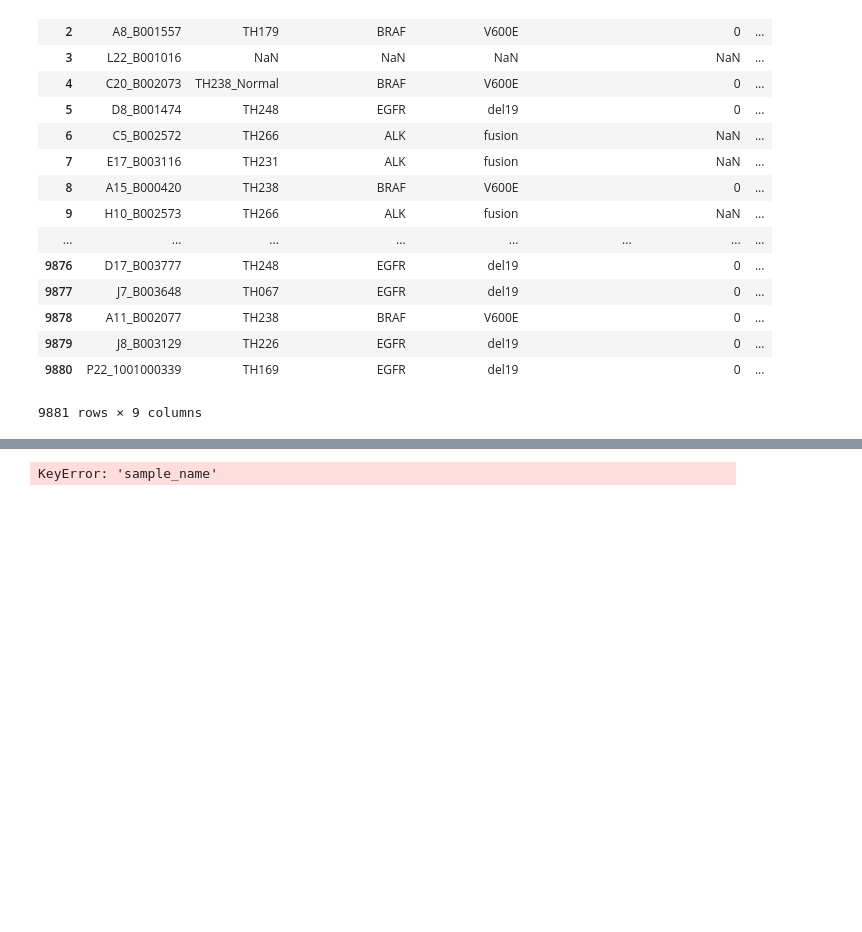
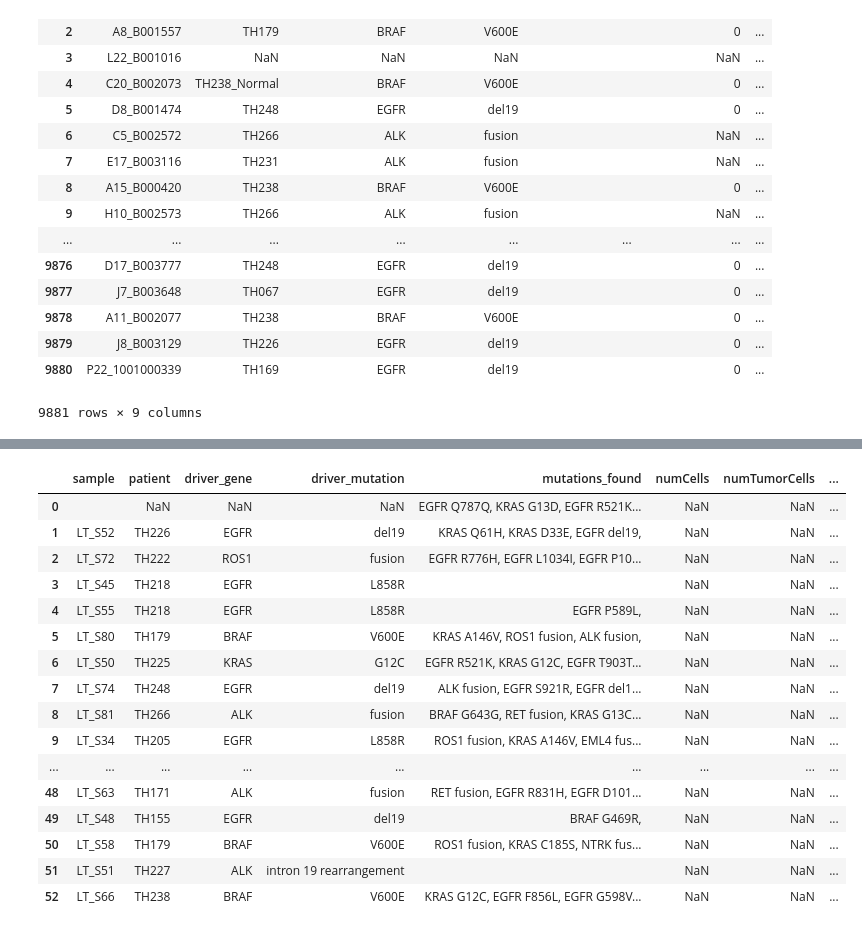
Before and after one commit to lincoln-harris/pyPackaging_scratch, a Jupyter notebook: generateSummaryTables.ipynb, the cells around one changed output, grey strips where cells are left out. Cells and saved outputs as stored; diff of their text form; code cells hidden in the pictures; blank space fills up the shorter version.

Commit message:
generateSummaryTables.ipynb WORKING!!

```diff
--- a/generateSummaryTables.ipynb
+++ b/generateSummaryTables.ipynb
@@ -550,9 +550,25 @@ validationTable_samples
 # %%
 # FILL IN MUTATIONS FOUND
-muts_dict = summarizeLib.validationTable_dict_muts(validationTable_samples)
+muts_dict = summarizeLib.validationTable_dict_muts(validationTable_samples, summaryTable_trimmed)
 validationTable_samples['mutations_found'] = muts_dict.values()
 validationTable_samples
 # %% [output]
-KeyError: 'sample_name'
+|  | sample | patient | driver_gene | driver_mutation | mutations_found | numCells | numTumorCells | ... |
+| 0 |  | NaN | NaN | NaN | EGFR Q787Q, KRAS G13D, EGFR R521K... | NaN | NaN | ... |
+| 1 | LT_S52 | TH226 | EGFR | del19 | KRAS Q61H, KRAS D33E, EGFR del19, | NaN | NaN | ... |
+| 2 | LT_S72 | TH222 | ROS1 | fusion | EGFR R776H, EGFR L1034I, EGFR P10... | NaN | NaN | ... |
+| 3 | LT_S45 | TH218 | EGFR | L858R |  | NaN | NaN | ... |
+| 4 | LT_S55 | TH218 | EGFR | L858R | EGFR P589L, | NaN | NaN | ... |
+| 5 | LT_S80 | TH179 | BRAF | V600E | KRAS A146V, ROS1 fusion, ALK fusion, | NaN | NaN | ... |
+| 6 | LT_S50 | TH225 | KRAS | G12C | EGFR R521K, KRAS G12C, EGFR T903T... | NaN | NaN | ... |
+| 7 | LT_S74 | TH248 | EGFR | del19 | ALK fusion, EGFR S921R, EGFR del1... | NaN | NaN | ... |
+| 8 | LT_S81 | TH266 | ALK | fusion | BRAF G643G, RET fusion, KRAS G13C... | NaN | NaN | ... |
+| 9 | LT_S34 | TH205 | EGFR | L858R | ROS1 fusion, KRAS A146V, EML4 fus... | NaN | NaN | ... |
+| ... | ... | ... | ... | ... | ... | ... | ... | ... |
+| 48 | LT_S63 | TH171 | ALK | fusion | RET fusion, EGFR R831H, EGFR D101... | NaN | NaN | ... |
+| 49 | LT_S48 | TH155 | EGFR | del19 | BRAF G469R, | NaN | NaN | ... |
+| 50 | LT_S58 | TH179 | BRAF | V600E | ROS1 fusion, KRAS C185S, NTRK fus... | NaN | NaN | ... |
+| 51 | LT_S51 | TH227 | ALK | intron 19 rearrangement |  | NaN | NaN | ... |
+| 52 | LT_S66 | TH238 | BRAF | V600E | KRAS G12C, EGFR F856L, EGFR G598V... | NaN | NaN | ... |
 # %%
 # FILL IN NUMTUMORCELLS
```
Also changed, not shown: parts of 5 cells of this notebook, 1 other file.
